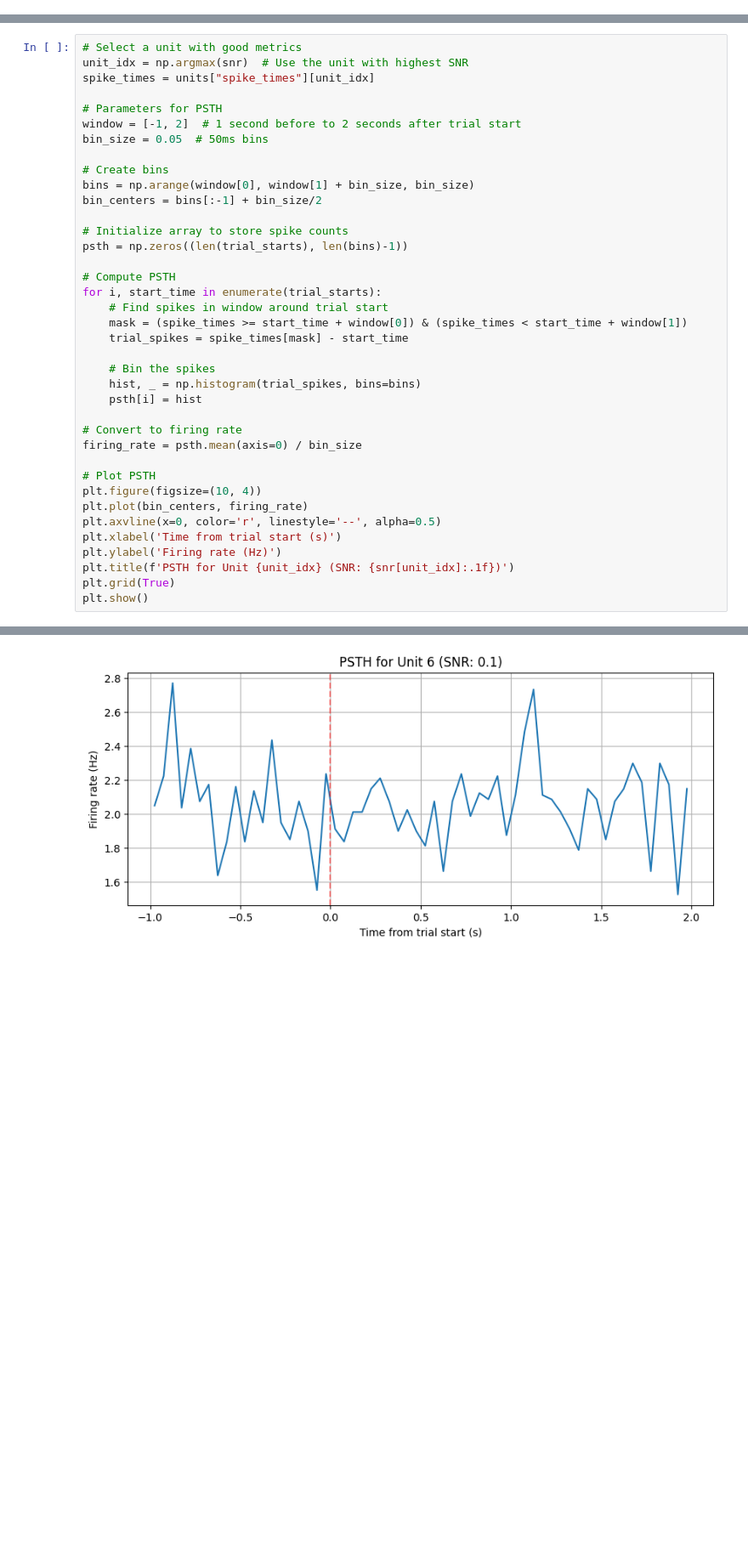
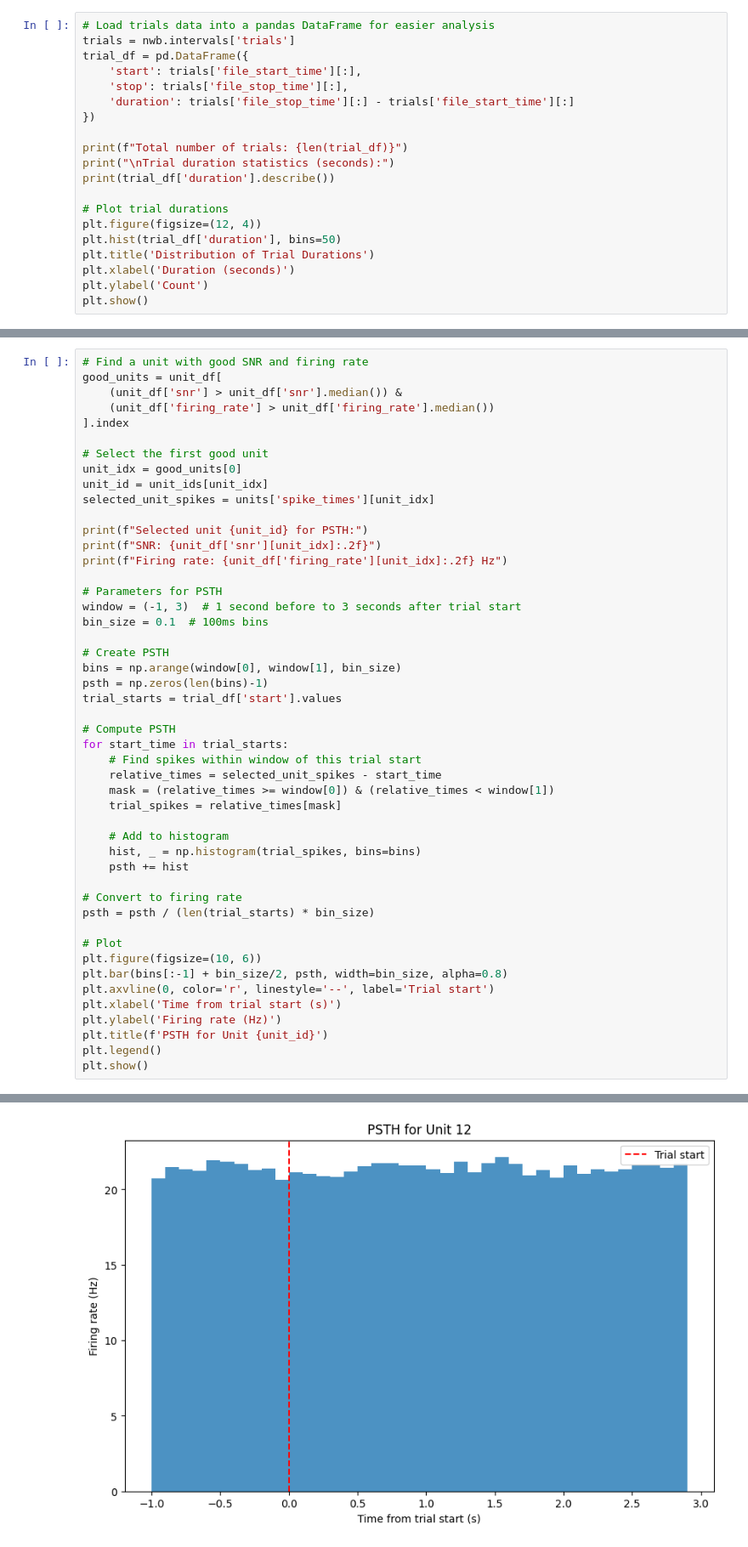
Before and after one commit to magland/dandiset_notebooks, a Jupyter notebook: dandisets/001341/notebook.ipynb, the cells around one changed output, grey strips where cells are left out. Shown at 85% size. Drawn from its saved outputs; the diff is of its cells as text; blank space fills up the shorter version.

```diff
--- a/dandisets/001341/notebook.ipynb
+++ b/dandisets/001341/notebook.ipynb
@@ -80,0 +45,20 @@ Let's look at an example trial using the first 1000 timepoints:
+# %%
+# Load trials data into a pandas DataFrame for easier analysis
+trials = nwb.intervals['trials']
+trial_df = pd.DataFrame({
+    'start': trials['file_start_time'][:],
+    'stop': trials['file_stop_time'][:],
+    'duration': trials['file_stop_time'][:] - trials['file_start_time'][:]
+})
+
+print(f"Total number of trials: {len(trial_df)}")
+print("\nTrial duration statistics (seconds):")
+print(trial_df['duration'].describe())
+
+# Plot trial durations
+plt.figure(figsize=(12, 4))
+plt.hist(trial_df['duration'], bins=50)
+plt.title('Distribution of Trial Durations')
+plt.xlabel('Duration (seconds)')
+plt.ylabel('Count')
+plt.show()
@@ -155,39 +187,49 @@ We'll look at spikes in a window around the start of each trial.
 # %%
-# Select a unit with good metrics
-unit_idx = np.argmax(snr)  # Use the unit with highest SNR
-spike_times = units["spike_times"][unit_idx]
+# Find a unit with good SNR and firing rate
+good_units = unit_df[
+    (unit_df['snr'] > unit_df['snr'].median()) &
+    (unit_df['firing_rate'] > unit_df['firing_rate'].median())
+].index
+
+# Select the first good unit
+unit_idx = good_units[0]
+unit_id = unit_ids[unit_idx]
+selected_unit_spikes = units['spike_times'][unit_idx]
+
+print(f"Selected unit {unit_id} for PSTH:")
+print(f"SNR: {unit_df['snr'][unit_idx]:.2f}")
+print(f"Firing rate: {unit_df['firing_rate'][unit_idx]:.2f} Hz")
 
 # Parameters for PSTH
-window = [-1, 2]  # 1 second before to 2 seconds after trial start
-bin_size = 0.05  # 50ms bins
+window = (-1, 3)  # 1 second before to 3 seconds after trial start
+bin_size = 0.1  # 100ms bins
 
-# Create bins
-bins = np.arange(window[0], window[1] + bin_size, bin_size)
-bin_centers = bins[:-1] + bin_size/2
-
-# Initialize array to store spike counts
-psth = np.zeros((len(trial_starts), len(bins)-1))
+# Create PSTH
+bins = np.arange(window[0], window[1], bin_size)
+psth = np.zeros(len(bins)-1)
+trial_starts = trial_df['start'].values
 
 # Compute PSTH
-for i, start_time in enumerate(trial_starts):
-    # Find spikes in window around trial start
-    mask = (spike_times >= start_time + window[0]) & (spike_times < start_time + window[1])
-    trial_spikes = spike_times[mask] - start_time
+for start_time in trial_starts:
+    # Find spikes within window of this trial start
+    relative_times = selected_unit_spikes - start_time
+    mask = (relative_times >= window[0]) & (relative_times < window[1])
+    trial_spikes = relative_times[mask]
 
-    # Bin the spikes
+    # Add to histogram
     hist, _ = np.histogram(trial_spikes, bins=bins)
-    psth[i] = hist
+    psth += hist
 
 # Convert to firing rate
-firing_rate = psth.mean(axis=0) / bin_size
+psth = psth / (len(trial_starts) * bin_size)
 
-# Plot PSTH
-plt.figure(figsize=(10, 4))
-plt.plot(bin_centers, firing_rate)
-plt.axvline(x=0, color='r', linestyle='--', alpha=0.5)
+# Plot
+plt.figure(figsize=(10, 6))
+plt.bar(bins[:-1] + bin_size/2, psth, width=bin_size, alpha=0.8)
+plt.axvline(0, color='r', linestyle='--', label='Trial start')
 plt.xlabel('Time from trial start (s)')
 plt.ylabel('Firing rate (Hz)')
-plt.title(f'PSTH for Unit {unit_idx} (SNR: {snr[unit_idx]:.1f})')
-plt.grid(True)
+plt.title(f'PSTH for Unit {unit_id}')
+plt.legend()
 plt.show()
 # %% [output]
@@ -194 +239 @@ plt.show()
-[figure, old version]
+[figure, new version]
```
Also changed, not shown: parts of 21 cells of this notebook, 2 other files.
